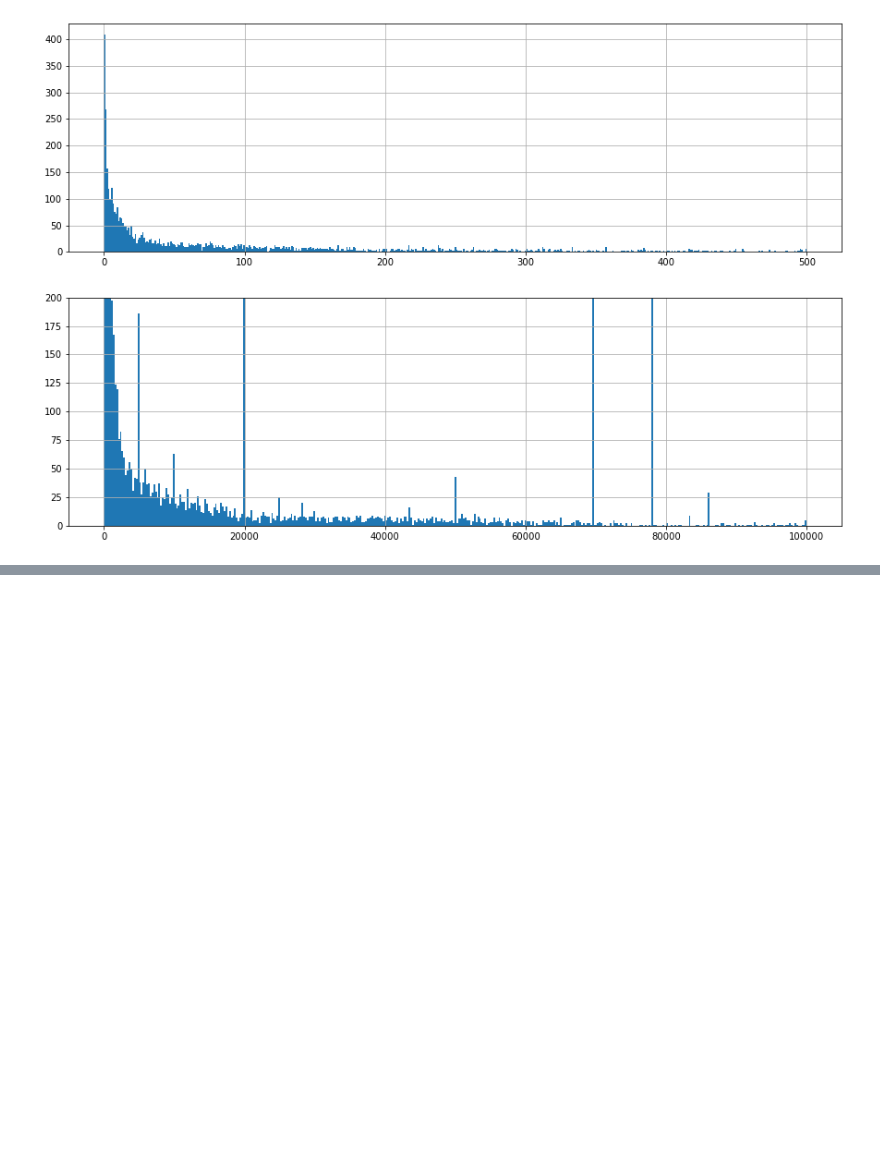
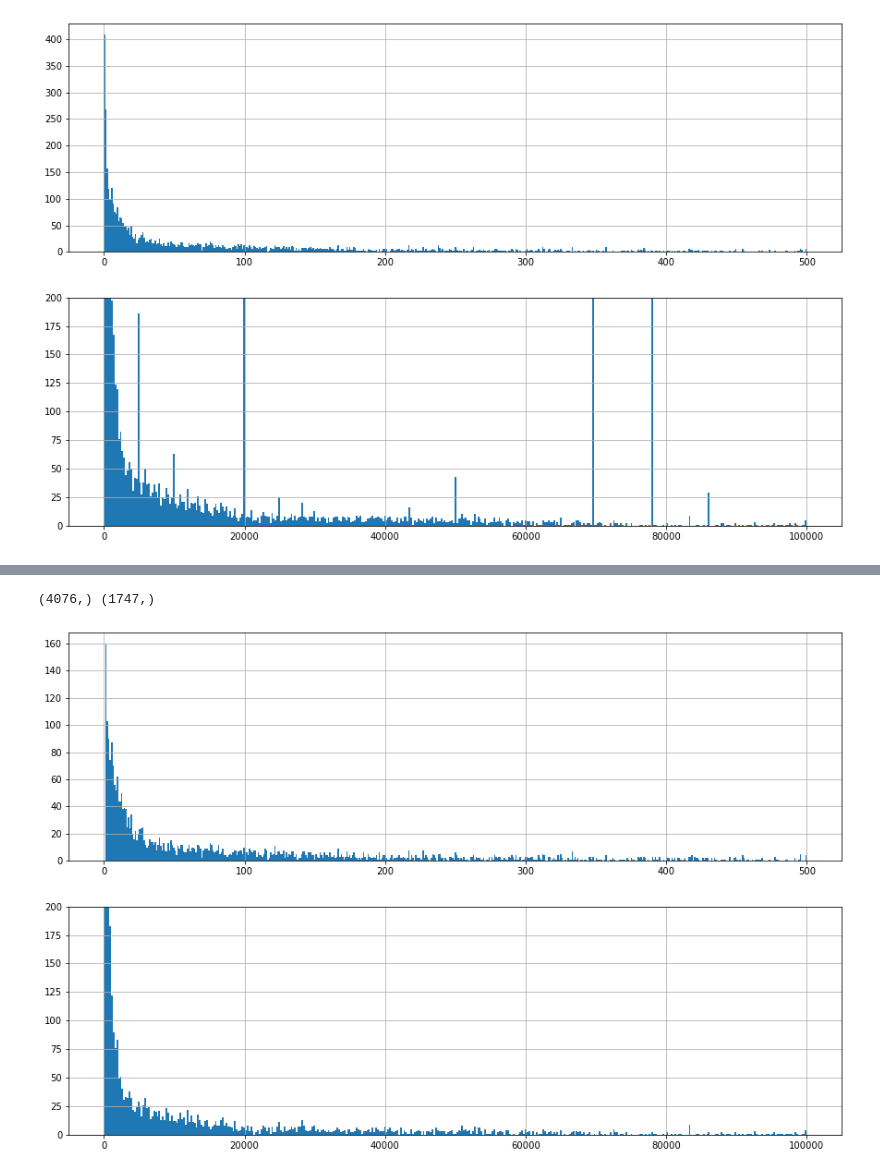
Before and after one commit to jeeberhardt/mobius, a Jupyter notebook: data/mhc/Untitled.ipynb, the cells around one changed output, grey strips where cells are left out. Drawn from its saved outputs; the diff is of its cells as text; code cells hidden in the pictures; blank space fills up the shorter version.

```diff
--- a/data/mhc/Untitled.ipynb
+++ b/data/mhc/Untitled.ipynb
@@ -198,0 +178,22 @@ y_test = torch.from_numpy(y_test.values).float()
+# %%
+# We removed those binding affinity values
+# A lot of peptides were set with those values. Looks like some default values assigned...
+dirty_values = [1, 2, 3, 5000, 10000, 20000, 43424, 50000, 69444.44444, 78125]
+
+# Split dataset in training and testing sets
+selected = mhci[(mhci['mhc_allele'] == 'HLA-A*02:01') &
+                (mhci['length'] == 9) &
+                (~mhci['affinity_binding'].isin(dirty_values))]
+X_train, X_test, y_train, y_test = train_test_split(selected['sequence'], selected['energy'], test_size=0.3)
+
+print(X_train.shape, X_test.shape)
+# %% [output]
+(4076,) (1747,)
+# %%
+fig, axarr = plt.subplots(2, 1, figsize=(15, 10))
+selected['affinity_binding'].hist(ax=axarr[0], bins=np.linspace(0, 500, 500))
+selected['affinity_binding'].hist(ax=axarr[1], bins=np.linspace(0, 100000, 400))
+axarr[1].set_ylim((0, 200))
+plt.show()
+# %% [output]
+[figure, added]
```
Also changed, not shown: parts of 40 cells of this notebook, 6 other files.
